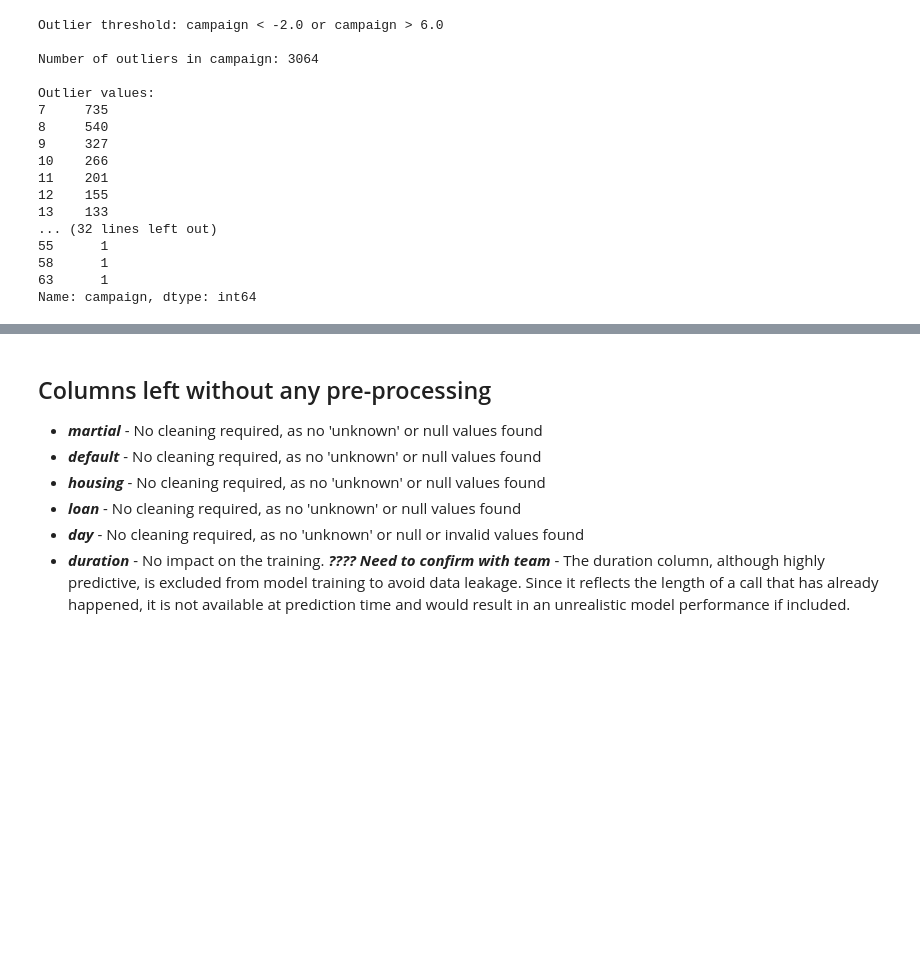
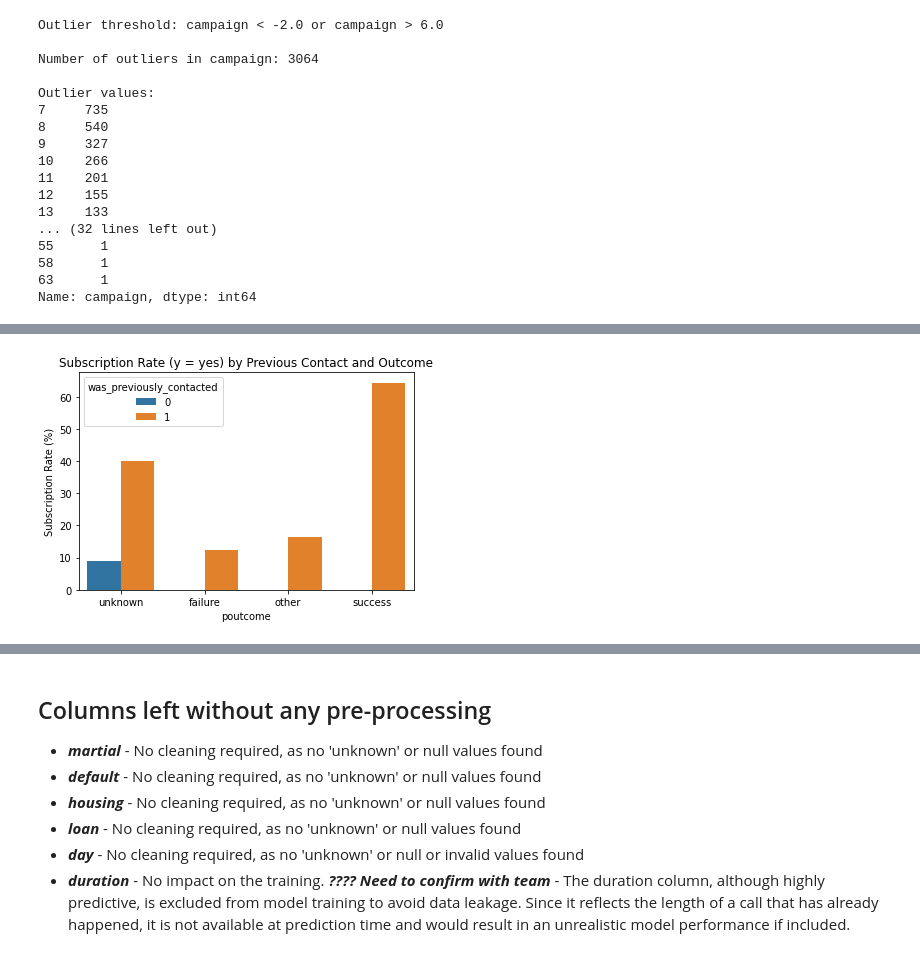
Before and after one commit to blackpearl/ML_T7_Bank-Marketing, a Jupyter notebook: data_preprocessing_and_EDA.ipynb, the cells around one changed output, grey strips where cells are left out. Saved outputs shown, nothing was run; the diff lists cells and outputs as text; code cells hidden in the pictures; blank space fills up the shorter version.

```diff
--- a/data_preprocessing_and_EDA.ipynb
+++ b/data_preprocessing_and_EDA.ipynb
@@ -444,0 +457,2 @@ Values above 6: 3064
+# %%
+df['was_previously_contacted'] = df['pdays'].apply(lambda x: 0 if x == -1 else 1)
@@ -444,0 +526,12 @@ Values above 6: 3064
+# %%
+def categorize_previous(x):
+    if x == 0:
+        return 'never_contacted'
+    elif x == 1:
+        return 'contacted_once'
+    elif x <= 3:
+        return 'few_times'
+    else:
+        return 'many_times'
+
+df['previous_contact_category'] = df['previous'].apply(categorize_previous)
@@ -444,0 +577,9 @@ Values above 6: 3064
+# %%
+three_way = pd.crosstab(
+    index=[df['was_previously_contacted'], df['poutcome']],
+    columns=df['y'],
+    normalize='index'  # show percentages within each group
+) * 100
+
+three_way = three_way.round(2)
+print(three_way)
@@ -444,0 +594,18 @@ Values above 6: 3064
+# %%
+import seaborn as sns
+import matplotlib.pyplot as plt
+
+# Convert the cross-tab to a DataFrame
+three_way_plot = three_way.reset_index()
+
+sns.barplot(
+    data=three_way_plot,
+    x='poutcome',
+    y='yes',
+    hue='was_previously_contacted'
+)
+plt.title('Subscription Rate (y = yes) by Previous Contact and Outcome')
+plt.ylabel('Subscription Rate (%)')
+plt.show()
+# %% [output]
+[figure, added]
```
Also changed, not shown: parts of 59 cells of this notebook, 3 other files.
